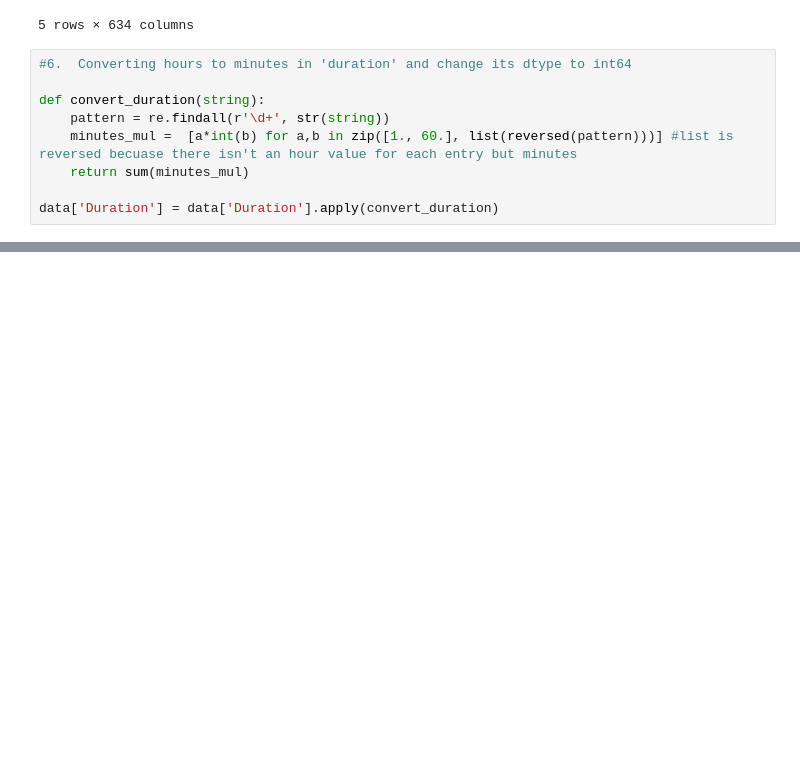
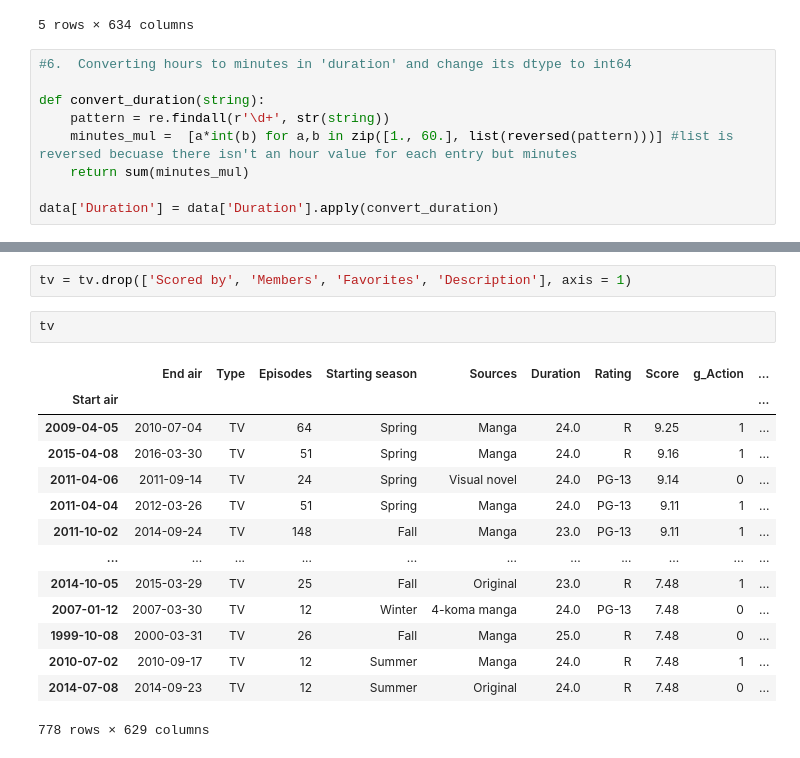
Before and after one commit to aza-atabayev/anime-rating-pop, a Jupyter notebook: Anime-rating-pop.ipynb, the cells around one changed output, grey strips where cells are left out. Cells and saved outputs as stored; diff of their text form; blank space fills up the shorter version.

```diff
--- a/Anime-rating-pop.ipynb
+++ b/Anime-rating-pop.ipynb
@@ -256,0 +331,19 @@ data['Duration'] = data['Duration'].apply(convert_duration)
+# %%
+tv = tv.drop(['Scored by', 'Members', 'Favorites', 'Description'], axis = 1)
+# %%
+tv
+# %% [output]
+|  | End air | Type | Episodes | Starting season | Sources | Duration | Rating | Score | g_Action | ... |
+| Start air |  |  |  |  |  |  |  |  |  | ... |
+| 2009-04-05 | 2010-07-04 | TV | 64 | Spring | Manga | 24.0 | R | 9.25 | 1 | ... |
+| 2015-04-08 | 2016-03-30 | TV | 51 | Spring | Manga | 24.0 | R | 9.16 | 1 | ... |
+| 2011-04-06 | 2011-09-14 | TV | 24 | Spring | Visual novel | 24.0 | PG-13 | 9.14 | 0 | ... |
+| 2011-04-04 | 2012-03-26 | TV | 51 | Spring | Manga | 24.0 | PG-13 | 9.11 | 1 | ... |
+| 2011-10-02 | 2014-09-24 | TV | 148 | Fall | Manga | 23.0 | PG-13 | 9.11 | 1 | ... |
+| ... | ... | ... | ... | ... | ... | ... | ... | ... | ... | ... |
+| 2014-10-05 | 2015-03-29 | TV | 25 | Fall | Original | 23.0 | R | 7.48 | 1 | ... |
+| 2007-01-12 | 2007-03-30 | TV | 12 | Winter | 4-koma manga | 24.0 | PG-13 | 7.48 | 0 | ... |
+| 1999-10-08 | 2000-03-31 | TV | 26 | Fall | Manga | 25.0 | R | 7.48 | 0 | ... |
+| 2010-07-02 | 2010-09-17 | TV | 12 | Summer | Manga | 24.0 | R | 7.48 | 1 | ... |
+| 2014-07-08 | 2014-09-23 | TV | 12 | Summer | Original | 24.0 | R | 7.48 | 0 | ... |
+778 rows × 629 columns
```
Also changed, not shown: parts of 13 cells of this notebook.
